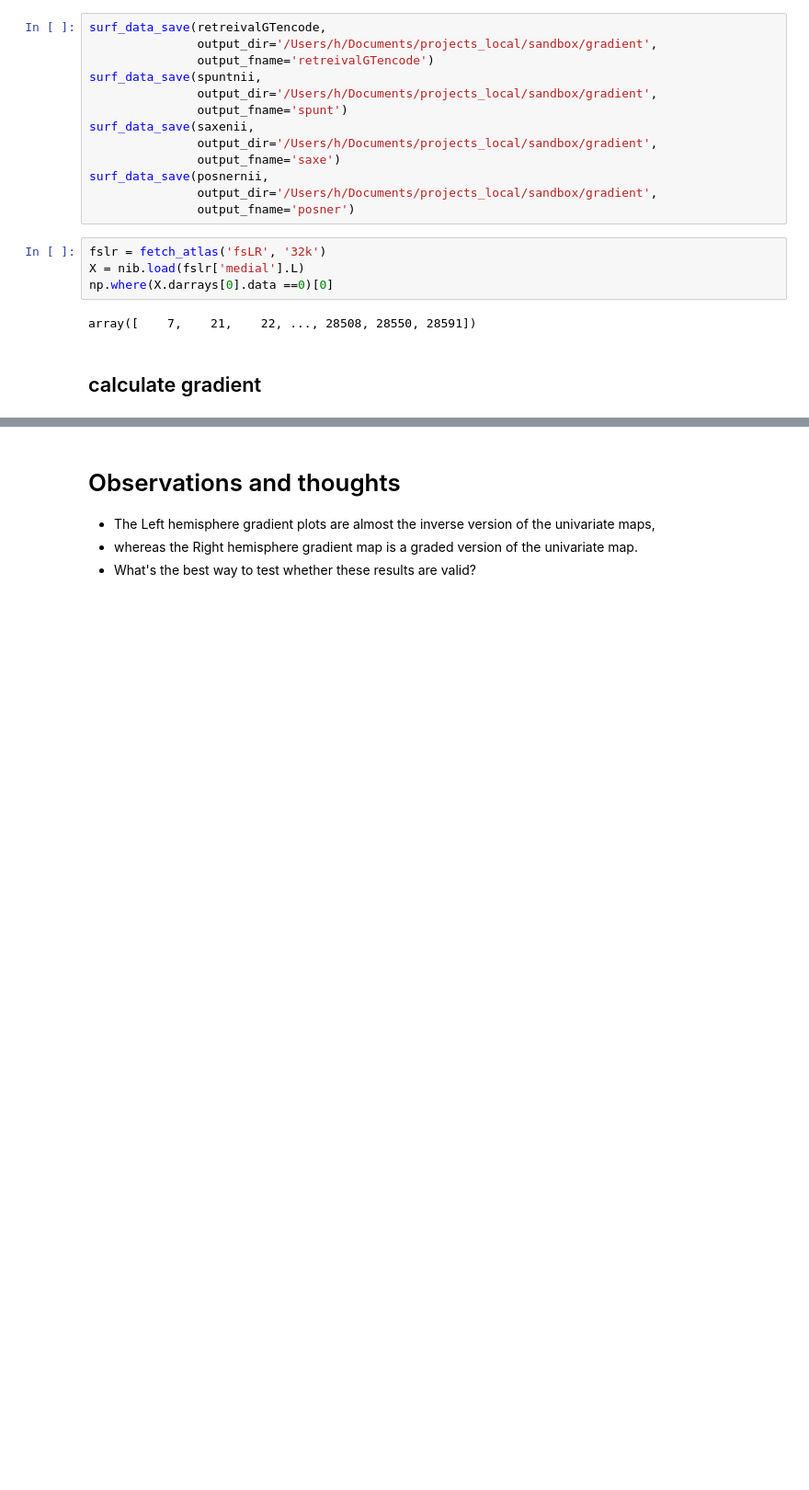
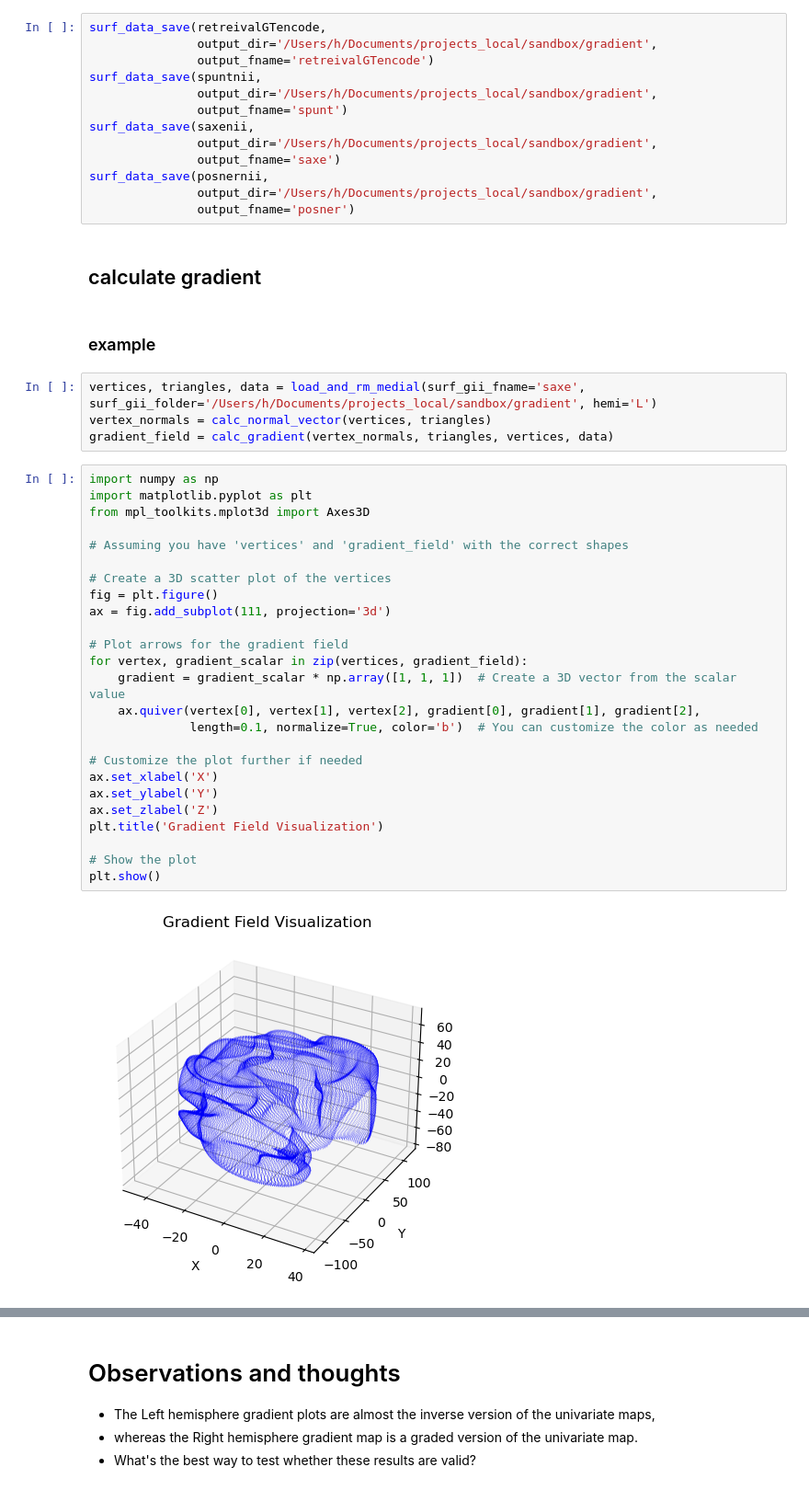
Before and after one commit to jungheejung/projects_fractional, a Jupyter notebook: scripts/step03_nilearn/nilearn04_gradient.ipynb, the cells around one changed output, grey strips where cells are left out. Shown at 92% size. Saved outputs shown, nothing was run; the diff lists cells and outputs as text; blank space fills up the shorter version.

```diff
--- a/scripts/step03_nilearn/nilearn04_gradient.ipynb
+++ b/scripts/step03_nilearn/nilearn04_gradient.ipynb
@@ -223,11 +318,38 @@ surf_data_save(saxenii,
 surf_data_save(posnernii,
                output_dir='/Users/h/Documents/projects_local/sandbox/gradient',
                output_fname='posner')
-# %%
-fslr = fetch_atlas('fsLR', '32k')
-X = nib.load(fslr['medial'].L)
-np.where(X.darrays[0].data ==0)[0]
-# %% [output]
-array([    7,    21,    22, ..., 28508, 28550, 28591])
 # %% [markdown]
 ## calculate gradient
+# %% [markdown]
+### example
+# %%
+vertices, triangles, data = load_and_rm_medial(surf_gii_fname='saxe', surf_gii_folder='/Users/h/Documents/projects_local/sandbox/gradient', hemi='L')
+vertex_normals = calc_normal_vector(vertices, triangles)
+gradient_field = calc_gradient(vertex_normals, triangles, vertices, data)
+# %%
+import numpy as np
+import matplotlib.pyplot as plt
+from mpl_toolkits.mplot3d import Axes3D
+
+# Assuming you have 'vertices' and 'gradient_field' with the correct shapes
+
+# Create a 3D scatter plot of the vertices
+fig = plt.figure()
+ax = fig.add_subplot(111, projection='3d')
+
+# Plot arrows for the gradient field
+for vertex, gradient_scalar in zip(vertices, gradient_field):
+    gradient = gradient_scalar * np.array([1, 1, 1])  # Create a 3D vector from the scalar value
+    ax.quiver(vertex[0], vertex[1], vertex[2], gradient[0], gradient[1], gradient[2],
+              length=0.1, normalize=True, color='b')  # You can customize the color as needed
+
+# Customize the plot further if needed
+ax.set_xlabel('X')
+ax.set_ylabel('Y')
+ax.set_zlabel('Z')
+plt.title('Gradient Field Visualization')
+
+# Show the plot
+plt.show()
+# %% [output]
+[figure, added]
```
Also changed, not shown: parts of 9 cells of this notebook.
